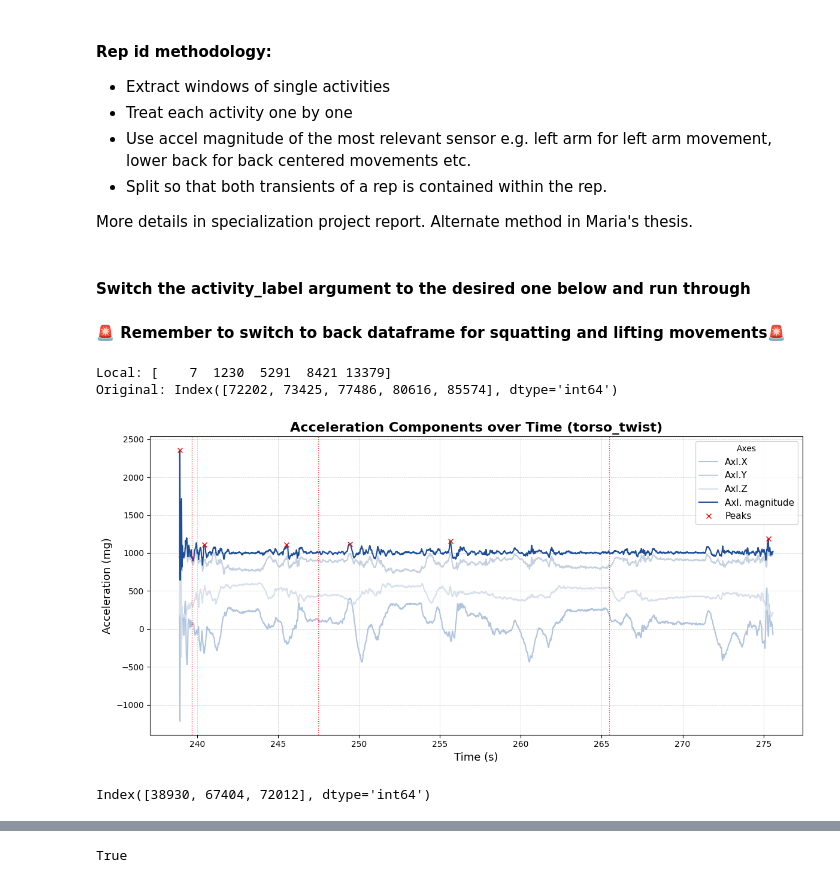
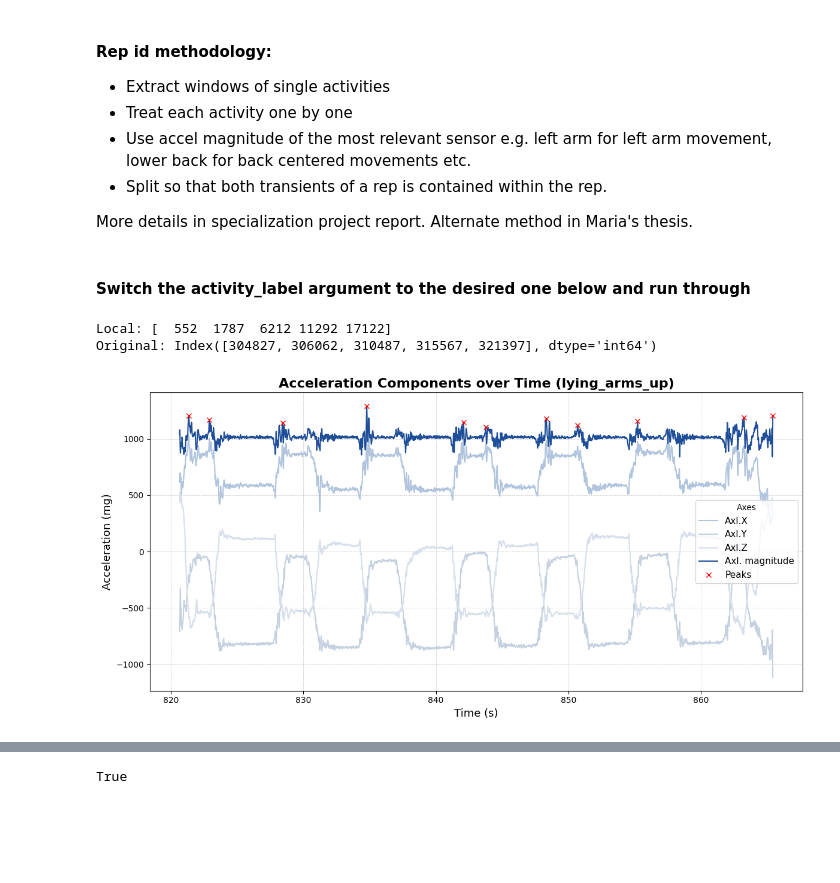
Before and after one commit to johanneloet/MasterV26, a Jupyter notebook: labeling_pipeline.ipynb, the cells around one changed output, grey strips where cells are left out. Cells and saved outputs as stored; diff of their text form; code cells hidden in the pictures; blank space fills up the shorter version.

Commit message:
done labeling of first file. some cleanup in notebook. start on feature extraction code cleanup next

```diff
--- a/labeling_pipeline.ipynb
+++ b/labeling_pipeline.ipynb
@@ -523,20 +478,17 @@ Stop time 1006.71875
 More details in specialization project report. Alternate method in Maria's thesis.
 # %% [markdown]
 #### Switch the activity_label argument to the desired one below and run through
-#### 🚨 Remember to switch to back dataframe for squatting and lifting movements🚨
 # %%
 # we use the arm df from the previous cell
-activity_label = 'torso_twist'
-_, peaks, peaks_mask = plot_activity_accelerations_peaks_and_magnitude(df_filtered_lb, activity_label, height=900, distance=1100)
+activity_label = 'lying_arms_up'
+_, peaks, peaks_mask = plot_activity_accelerations_peaks_and_magnitude(df_filtered_rarm, activity_label, height=1000, distance=900)
 # %% [output]
-Local: [    7  1230  5291  8421 13379]
-Original: Index([72202, 73425, 77486, 80616, 85574], dtype='int64')
+Local: [  552  1787  6212 11292 17122]
+Original: Index([304827, 306062, 310487, 315567, 321397], dtype='int64')
-[figure, old version]
+[figure, new version]
 # %%
 # investigate the peaks
 peaks
-# %% [output]
-Index([38930, 67404, 72012], dtype='int64')
 # %%
 # Manually alter the peaks such that the peaks can be used to differentiate between
 drop_peaks = []
```
Also changed, not shown: parts of 20 cells of this notebook.
